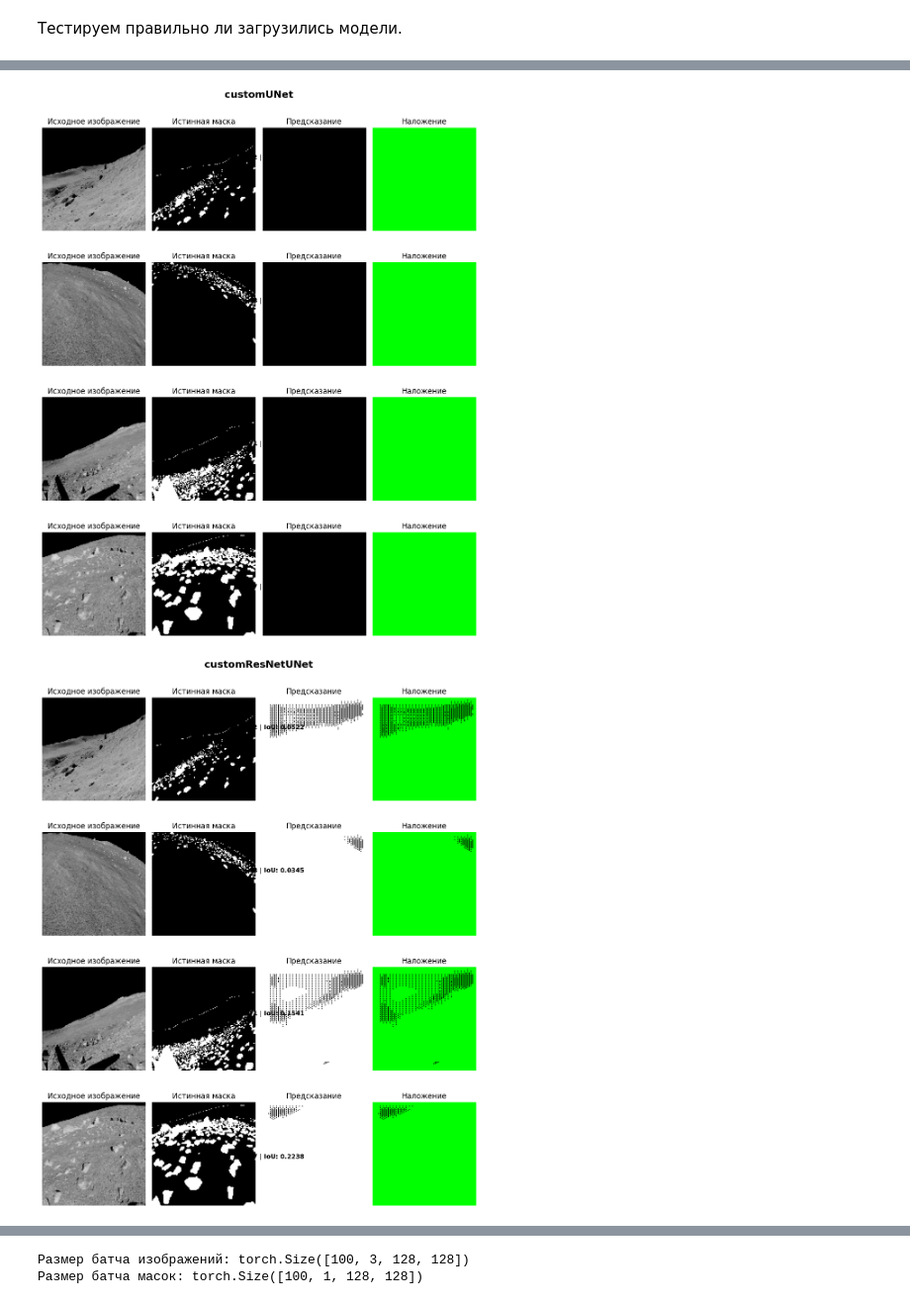
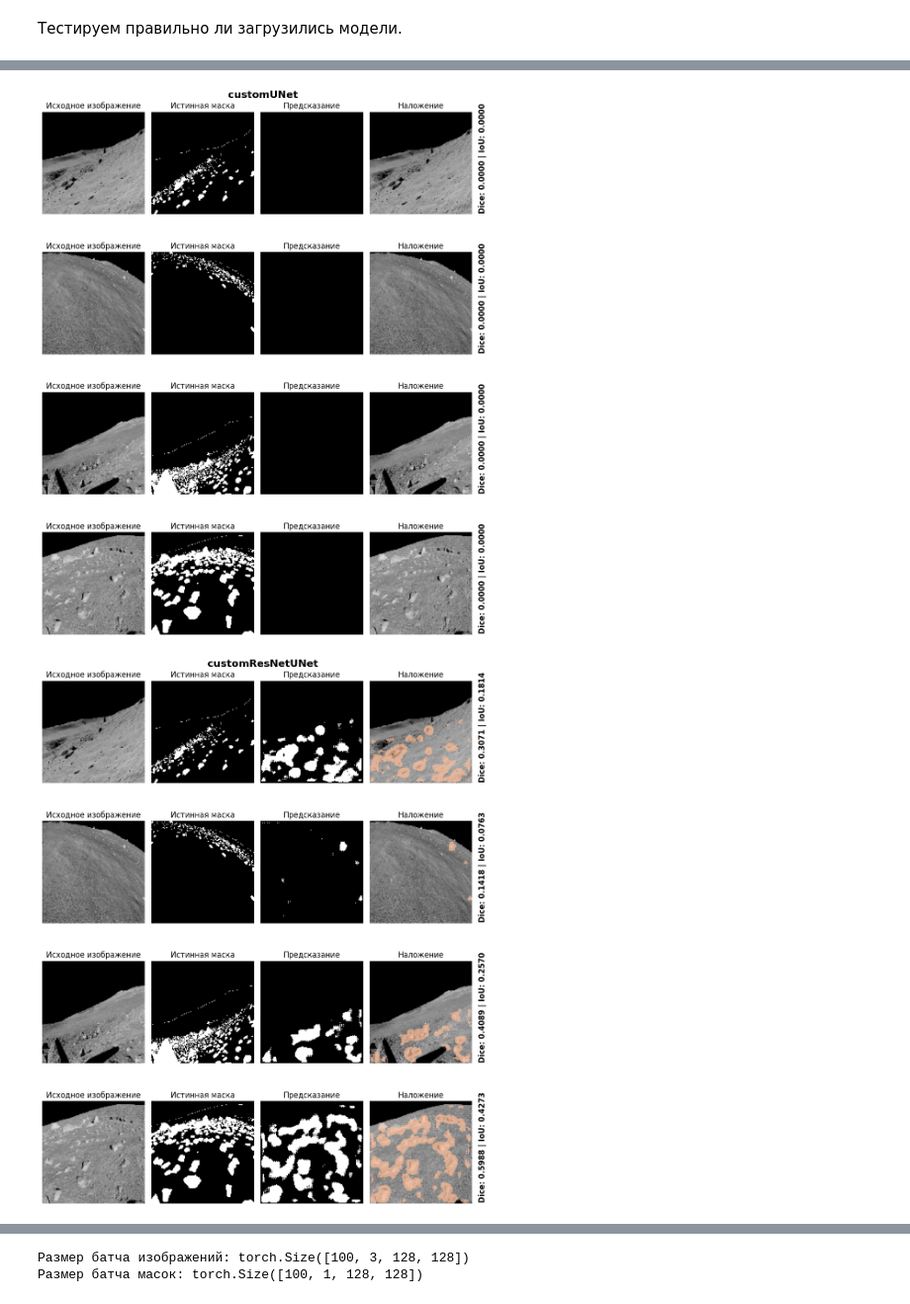
Before and after one commit to romangorbunov91/custom-U-Net, a Jupyter notebook: main_notebook.ipynb, the cells around one changed output, grey strips where cells are left out. Shown at 99% size. Drawn from its saved outputs; the diff is of its cells as text; code cells hidden in the pictures.

```diff
--- a/main_notebook.ipynb
+++ b/main_notebook.ipynb
@@ -33,6 +33,7 @@ from src.train import MetricsHistory
 Настройки форматирования графиков общие.
 # %%
 user_fontsize = 16
+mask_fontsize = 12
 
 # legend_fontsize: 'xx-small', 'x-small', 'small', 'medium', 'large', 'x-large', 'xx-large'
 line_type = ['-', ':']
@@ -377,9 +395,20 @@ def visualize_predictions(name, model, dataloader, threshold, device, num_sample
     plt.savefig(f"readme_img/samples_{name}.png", bbox_inches='tight')
     plt.show()
 # %%
-threshold = 0.2
+color_Pantone = [255.0/255.0, 190.0/255.0, 152.0/255.0]
+color_Mousse = [164.0/255.0, 120.0/255.0, 100.0/255.0]
+
 for name, model in zip(model_names, model_list):
-    visualize_predictions(name, model, val_loader, threshold, device, num_samples=4)
+    visualize_predictions(
+        name = name,
+        model = model,
+        dataloader = val_loader,
+        threshold = 0.5,
+        color = color_Pantone,
+        alpha = 0.7,
+        device = device,
+        num_samples = 4
+        )
 # %% [output]
-[figure, old version]
+[figure, new version]
-[figure, old version]
+[figure, new version]
```
Also changed, not shown: parts of 5 cells of this notebook.
